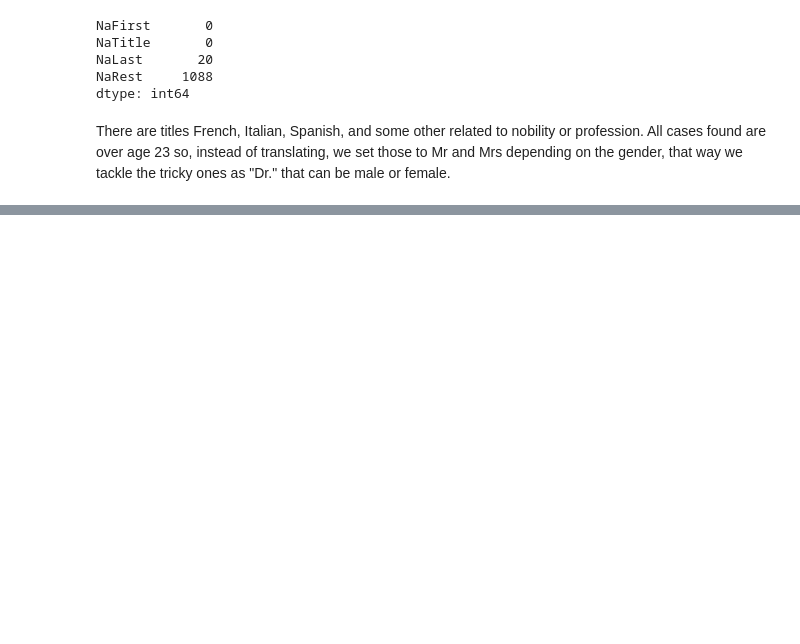
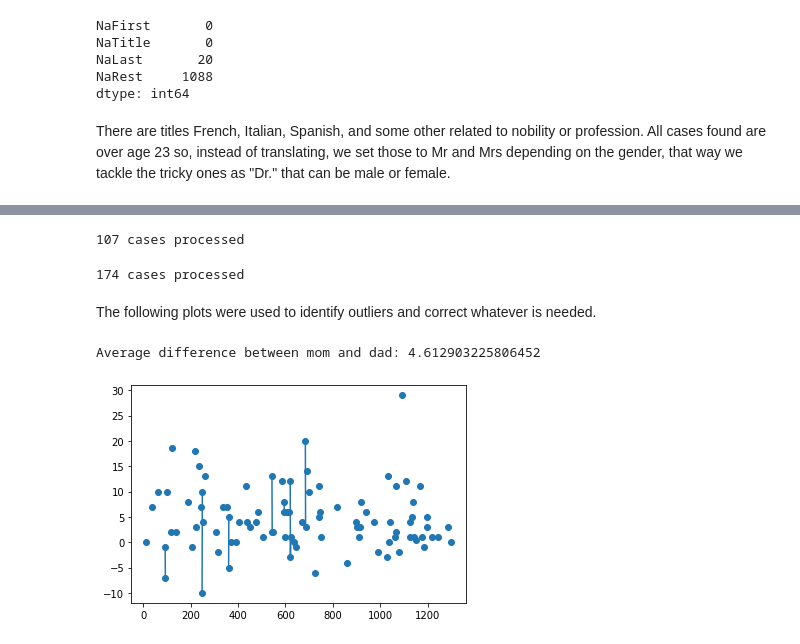
Before and after one commit to sernormungom/myCodeSampleNotebooks, a Jupyter notebook: titanic.ipynb, the cells around one changed output, grey strips where cells are left out. Drawn from its saved outputs; the diff is of its cells as text; code cells hidden in the pictures; blank space fills up the shorter version.

```diff
--- a/titanic.ipynb
+++ b/titanic.ipynb
@@ -537,0 +297,9 @@ data.columns
+# %%
+#While checking outliers, I found that these were wrongly classified due to the single name of Orian Hays
+dfall.at[820,['Dad','Ch','Parch1']]=['','983',0]
+dfall.at[983,['Dad','Mom','Ch','Parch1']]=[1199,820,'',0]
+dfall.at[1199,['Mom','Ch','Parch1']]=['','983',0]
+dfall.at[259,['Mom','Ch']] = ['','880']
+dfall.at[880,['Mom','Ch']] = [259,'']
+dfall.at[879,['Mom','Ch']] = ['','1041']
+dfall.at[1041,['Mom','Ch']] = [879,'']
@@ -537,0 +310,44 @@ data.columns
+# %%
+#estimating difference in age between husband and wife
+dfall['difAgeMomDad']=""
+
+def ageDifference(row):
+    if pd.notna(row['Age']):
+        spouseAge = dfall.at[row['Sp'], 'Age']
+        if pd.notna(spouseAge):
+            return row['Age'] - spouseAge
+
+marriedMen=(dfall.Sp!="") & (dfall.Sex=='male')
+dfall.loc[marriedMen,'difAgeMomDad']=dfall[marriedMen].apply(ageDifference, axis=1)
+print('{} cases processed'.format(dfall[marriedMen].count()[0]))
+# %% [output]
+107 cases processed
+# %%
+#estimating difference in age between kids and mom/dad
+dfall['difAgeMom']=""
+dfall['difAgeDad']=""
+
+def difAgeParch(row):
+    if pd.notna(row['Age']):
+        if (row['Dad']!=""):
+            if pd.notna(dfall.at[row['Dad'], 'Age']):
+                dfall.at[row.name, 'difAgeDad'] = dfall.at[row['Dad'], 'Age']-row['Age']
+        if (row['Mom']!=""):
+            if pd.notna(dfall.at[row['Mom'], 'Age']):
+                dfall.at[row.name, 'difAgeMom'] = dfall.at[row['Mom'], 'Age']-row['Age']
+
+son=(dfall.Dad!="")|(dfall.Mom!="")
+dfall[son].apply(difAgeParch, axis=1)
+print('{} cases processed'.format(dfall[son].count()[0]))
+# %% [output]
+174 cases processed
+# %% [markdown]
+The following plots were used to identify outliers and correct whatever is needed.
+# %%
+dfall['toPlot'] = pd.to_numeric(dfall['difAgeMomDad'], errors='coerce')
+plt.plot(dfall['toPlot'], marker='o', linestyle='-')
+avgAgeDifHusWif=dfall['toPlot'].mean()
+print("Average difference between mom and dad:",avgAgeDifHusWif)
+# %% [output]
+Average difference between mom and dad: 4.612903225806452
+[figure, added]
```
Also changed, not shown: parts of 117 cells of this notebook.
